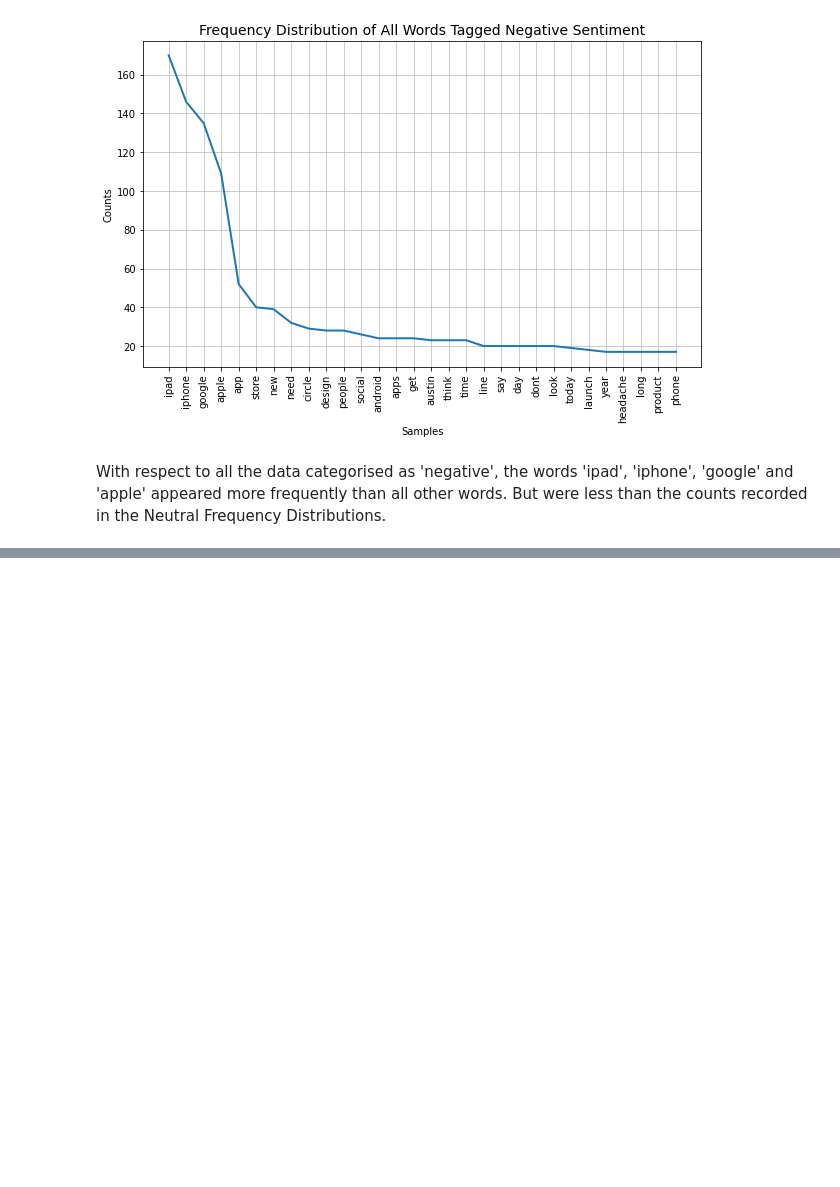
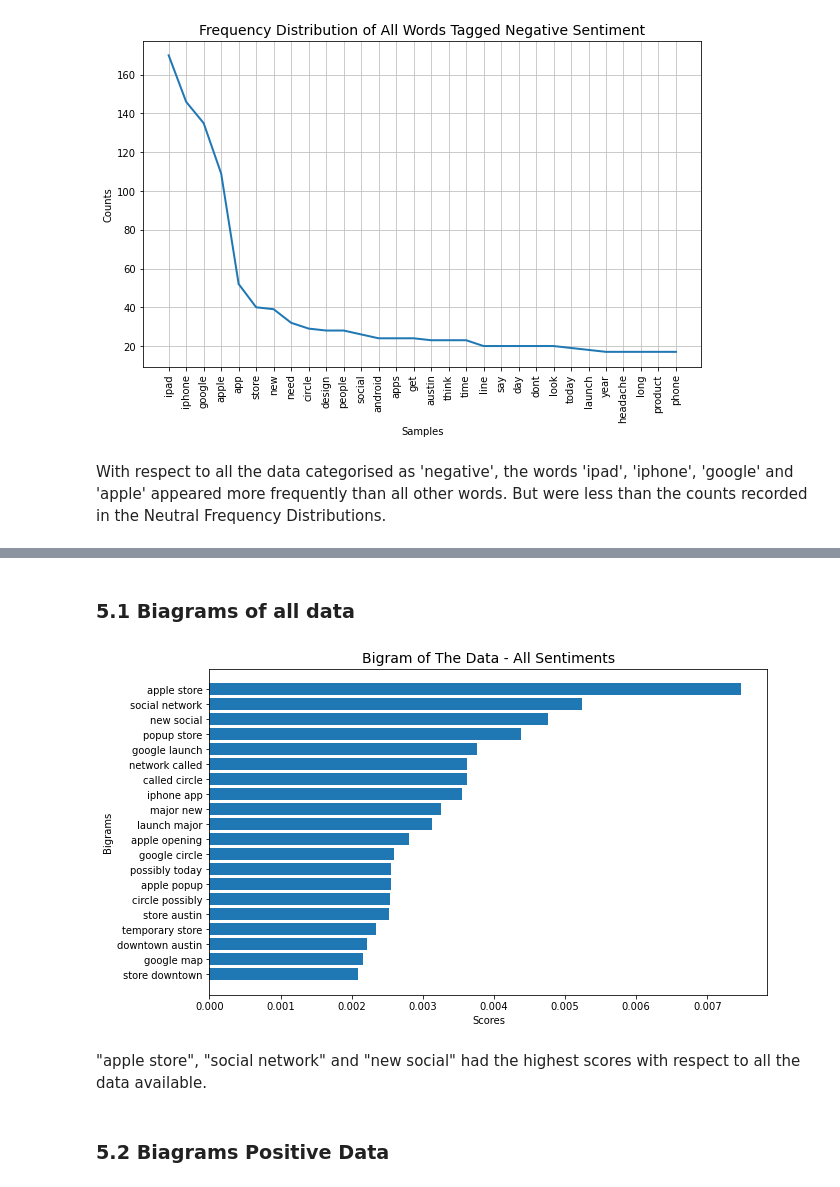
Before and after one commit to gtisnanga/GRP-13-FINAL-PROJECT, a Jupyter notebook: ANGELA.ipynb, the cells around one changed output, grey strips where cells are left out. Cells and saved outputs as stored; diff of their text form; code cells hidden in the pictures; blank space fills up the shorter version.

Commit message:
Biagrams all data

```diff
--- a/ANGELA.ipynb
+++ b/ANGELA.ipynb
@@ -573,0 +583,49 @@ With respect to all the data categorised as 'negative', the words 'ipad', 'iphon
+# %%
+def bigram_plots(sentiment=None, title="Bigram of The Data - All Sentiments", df=data, items=20):
+    """
+    This function returns a horizontal plot of the highest scored bigrams in the dataset
+    """
+    if sentiment == None:
+        lemmatized_tweet = df['lemmatized_tweet']
+
+        # Flatten the list
+        flattened_lemmatized_tweet = [token for sublist in lemmatized_tweet for token in sublist]
+
+    elif sentiment != None:
+        lemmatized_tweet = df[df['emotion'] == sentiment]['lemmatized_tweet']
+
+        # Flatten the list
+        flattened_lemmatized_tweet = [token for sublist in lemmatized_tweet for token in sublist]
+
+    # Create BigramCollocationFinder
+    finder = BigramCollocationFinder.from_words(flattened_lemmatized_tweet)
+
+    # Score bigrams by raw frequency
+    scored = finder.score_ngrams(bigram_measures.raw_freq)
+
+    # Display the 20 most common bigrams
+#     for bigram, score in scored[:20]:
+#         print(bigram, score)
+
+    # Order the bigrams
+    scores = sorted(scored[:items], key=lambda x: x[1])
+
+    # labels and width
+    labels, score = [b[0] + " " + b[1] for b, _ in scores], [score for _, score in scores]
+
+    # Plot
+    plt.figure(figsize=(10,6))
+    plt.title(title, fontsize=14)
+    plt.ylabel("Bigrams")
+    plt.xlabel("Scores")
+    plt.barh(y=labels, width=score);
+# %% [markdown]
+### 5.1 Biagrams of all data
+# %%
+bigram_plots()
+# %% [output]
+[figure, added]
+# %% [markdown]
+"apple store", "social network" and "new social" had the highest scores with respect to all the data available.
+# %% [markdown]
+### 5.2 Biagrams Positive Data
```
Also changed, not shown: parts of 2 cells of this notebook.
